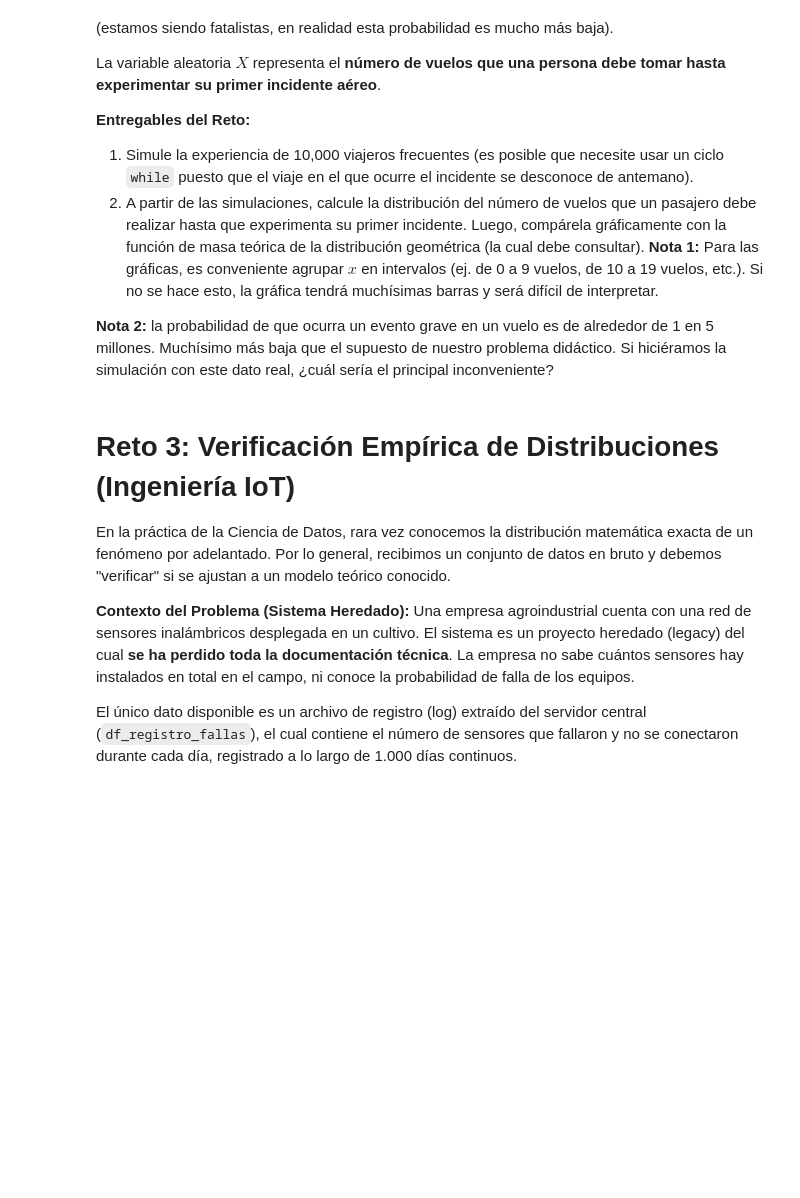
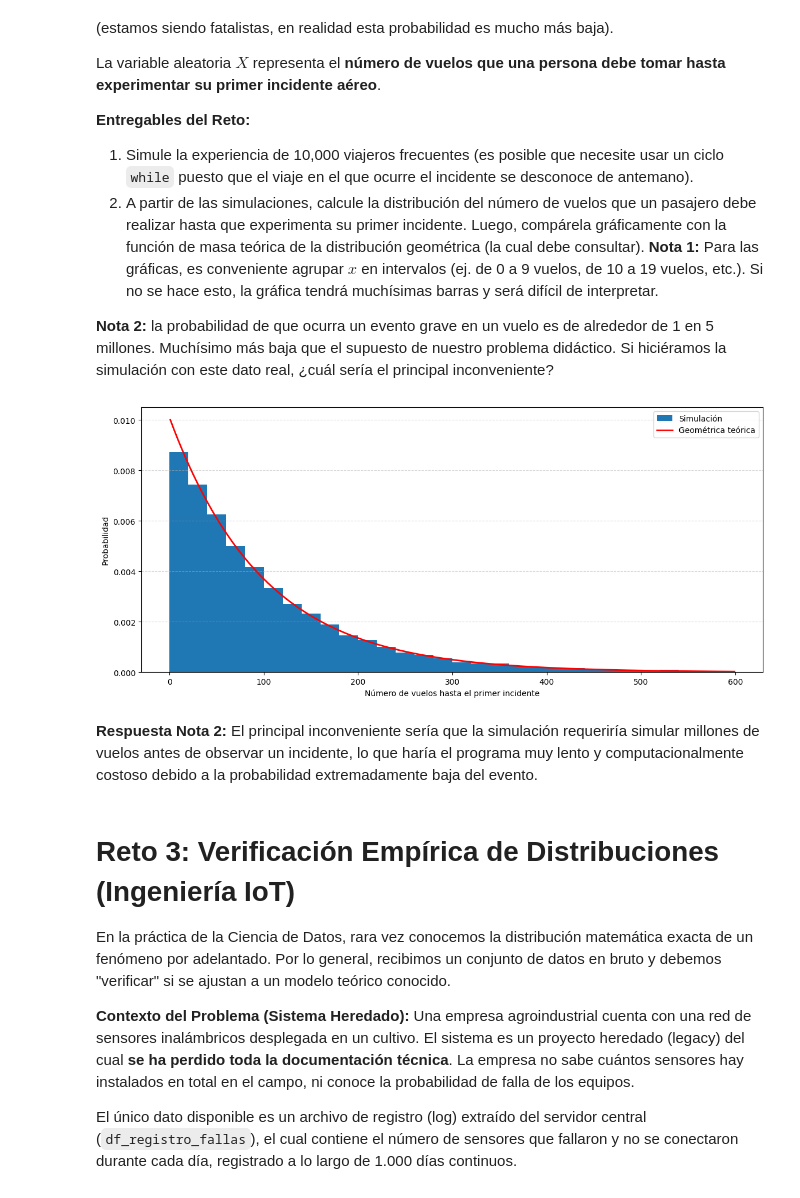
Before and after one commit to Samu24042/CienciaDeDatos, a Jupyter notebook: icd_taller2_variables_aleatorias.ipynb, the cells around one changed output. Drawn from its saved outputs; the diff is of its cells as text; code cells hidden in the pictures; blank space fills up the shorter version.

```diff
--- a/icd_taller2_variables_aleatorias.ipynb
+++ b/icd_taller2_variables_aleatorias.ipynb
@@ -397,3 +393,46 @@ La variable aleatoria $X$ representa el **número de vuelos que una persona debe
+# %%
+# --- CÓDIGO PROBLEMA DISTRIBUCIÓN GEOMÉTRICA ---
+
+import math
+import numpy as np
+import matplotlib.pyplot as plt
+from scipy.stats import bernoulli
+
+a = 0.01
+viajeros = 10000
+
+vuelos_hasta_incidente = []
+
+for i in range(viajeros):
+    vuelos = 0
+    while True:
+        vuelos += 1
+        incidente = bernoulli.rvs(a)
+        if incidente == 1:
+            break
+
+    vuelos_hasta_incidente.append(vuelos)
+vuelos_hasta_incidente = np.array(vuelos_hasta_incidente)
+
+bins = np.arange(0, 600, 20)
+plt.figure(figsize=(14,6))
+plt.hist(vuelos_hasta_incidente, bins=bins, density=True, label="Simulación")
+
+x = np.arange(1, 600)
+pmf = (1 - a)**(x - 1) * a
+plt.plot(x, pmf, 'r-', lw=2, label="Geométrica teórica")
+
+plt.xlabel("Número de vuelos hasta el primer incidente")
+plt.ylabel("Probabilidad")
+plt.grid(axis='y', linestyle='--', alpha=0.5)
+plt.legend()
+plt.show()
+# PREGUNTA: Si un pasajero a viajado 100 veces sin problema, ¿cuál es la probabilidad de que su siguiente vuelo sufra un incidente?
+# RESPUESTA: 0.01 (1%) porque cada vuelo es independiente
+# %% [output]
+[figure, added]
+# %% [markdown]
+**Respuesta Nota 2:** El principal inconveniente sería que la simulación requeriría simular millones de vuelos antes de observar un incidente, lo que haría el programa muy lento y computacionalmente costoso debido a la probabilidad extremadamente baja del evento.
 # %% [markdown]
 # Reto 3: Verificación Empírica de Distribuciones (Ingeniería IoT)
 
```
Also changed, not shown: parts of 5 cells of this notebook.
